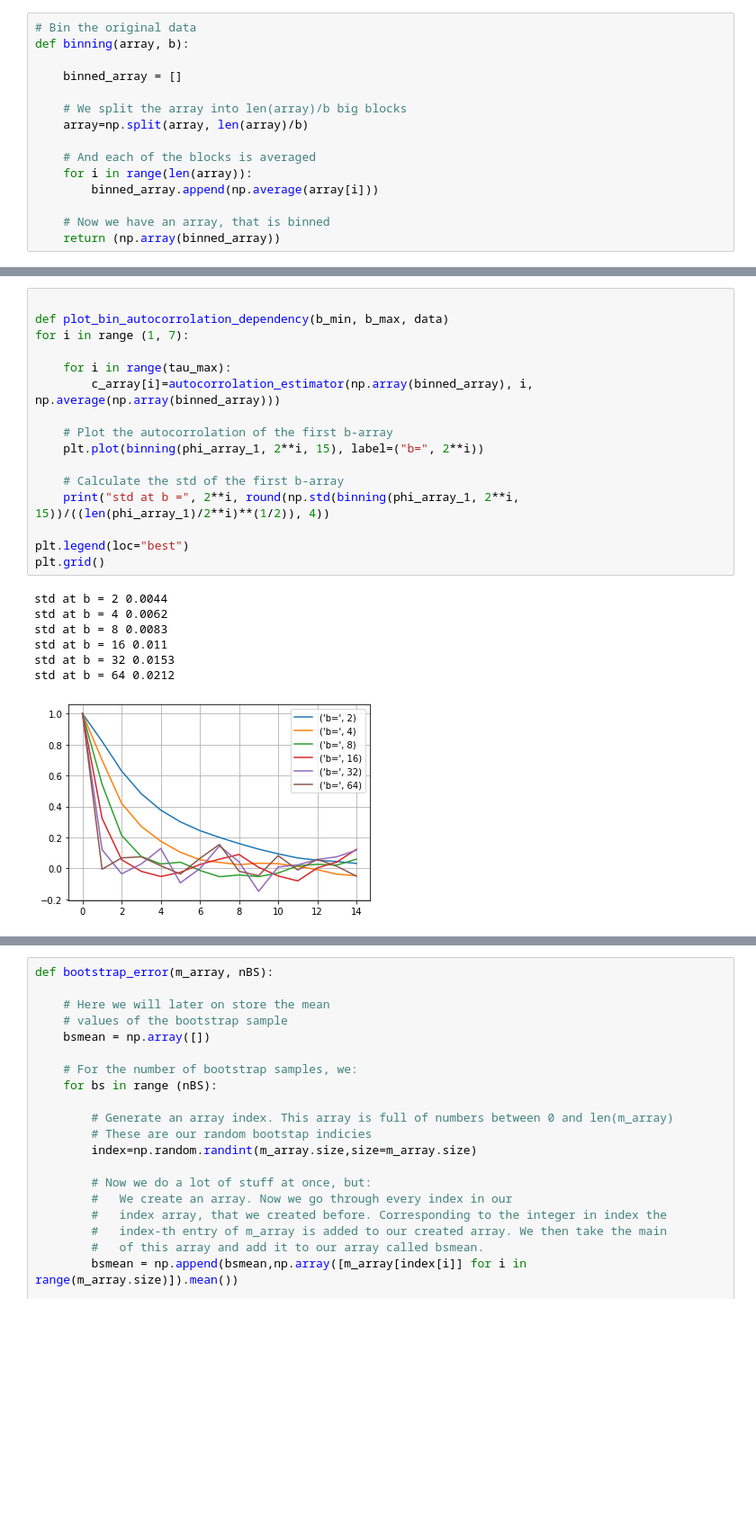
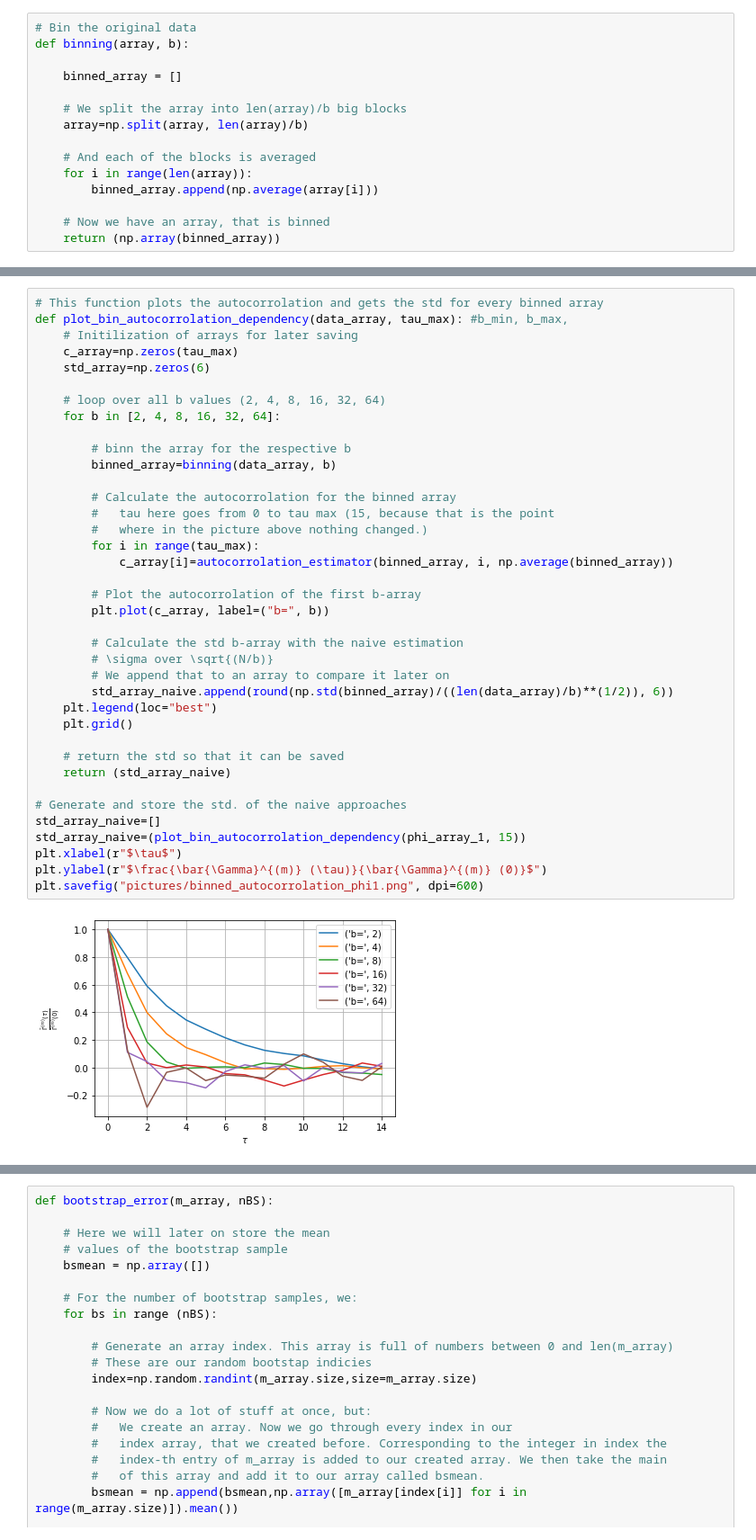
Before and after one commit to Trico94/physics760_Martin, a Jupyter notebook: Exercise 4/exercise4.ipynb, the cells around one changed output, grey strips where cells are left out. Shown: that part at 90% size. Drawn from its saved outputs; the diff is of its cells as text; blank space fills up the shorter version.

```diff
--- a/Exercise 4/exercise4.ipynb
+++ b/Exercise 4/exercise4.ipynb
@@ -198,27 +200,43 @@ def binning(array, b):
-# %%
-
-def plot_bin_autocorrolation_dependency(b_min, b_max, data)
-for i in range (1, 7):
-
-    for i in range(tau_max):
-        c_array[i]=autocorrolation_estimator(np.array(binned_array), i, np.average(np.array(binned_array)))
-
-    # Plot the autocorrolation of the first b-array
-    plt.plot(binning(phi_array_1, 2**i, 15), label=("b=", 2**i))
-
-    # Calculate the std of the first b-array
-    print("std at b =", 2**i, round(np.std(binning(phi_array_1, 2**i, 15))/((len(phi_array_1)/2**i)**(1/2)), 4))
-
-plt.legend(loc="best")
-plt.grid()
-# %% [output]
-std at b = 2 0.0044
-std at b = 4 0.0062
-std at b = 8 0.0083
-std at b = 16 0.011
-std at b = 32 0.0153
-std at b = 64 0.0212
-[figure, removed]
+# %%
+# This function plots the autocorrolation and gets the std for every binned array
+def plot_bin_autocorrolation_dependency(data_array, tau_max): #b_min, b_max,
+    # Initilization of arrays for later saving
+    c_array=np.zeros(tau_max)
+    std_array=np.zeros(6)
+
+    # loop over all b values (2, 4, 8, 16, 32, 64)
+    for b in [2, 4, 8, 16, 32, 64]:
+
+        # binn the array for the respective b
+        binned_array=binning(data_array, b)
+
+        # Calculate the autocorrolation for the binned array
+        #   tau here goes from 0 to tau max (15, because that is the point
+        #   where in the picture above nothing changed.)
+        for i in range(tau_max):
+            c_array[i]=autocorrolation_estimator(binned_array, i, np.average(binned_array))
+
+        # Plot the autocorrolation of the first b-array
+        plt.plot(c_array, label=("b=", b))
+
+        # Calculate the std b-array with the naive estimation
+        # \sigma over \sqrt{(N/b)}
+        # We append that to an array to compare it later on
+        std_array_naive.append(round(np.std(binned_array)/((len(data_array)/b)**(1/2)), 6))
+    plt.legend(loc="best")
+    plt.grid()
+
+    # return the std so that it can be saved
+    return (std_array_naive)
+
+# Generate and store the std. of the naive approaches
+std_array_naive=[]
+std_array_naive=(plot_bin_autocorrolation_dependency(phi_array_1, 15))
+plt.xlabel(r"$\tau$")
+plt.ylabel(r"$\frac{\bar{\Gamma}^{(m)} (\tau)}{\bar{\Gamma}^{(m)} (0)}$")
+plt.savefig("pictures/binned_autocorrolation_phi1.png", dpi=600)
+# %% [output]
+[figure, added]
 # %% [markdown]
 ### Does it behave the way you expect?
 
```
Also changed, not shown: parts of 22 cells of this notebook, 6 other files.
